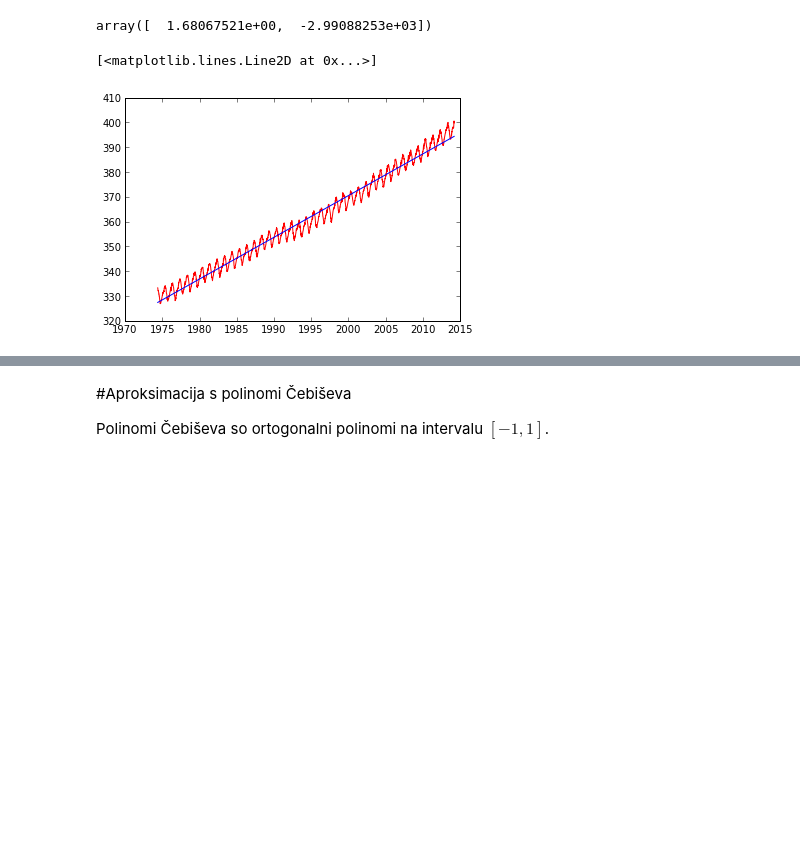
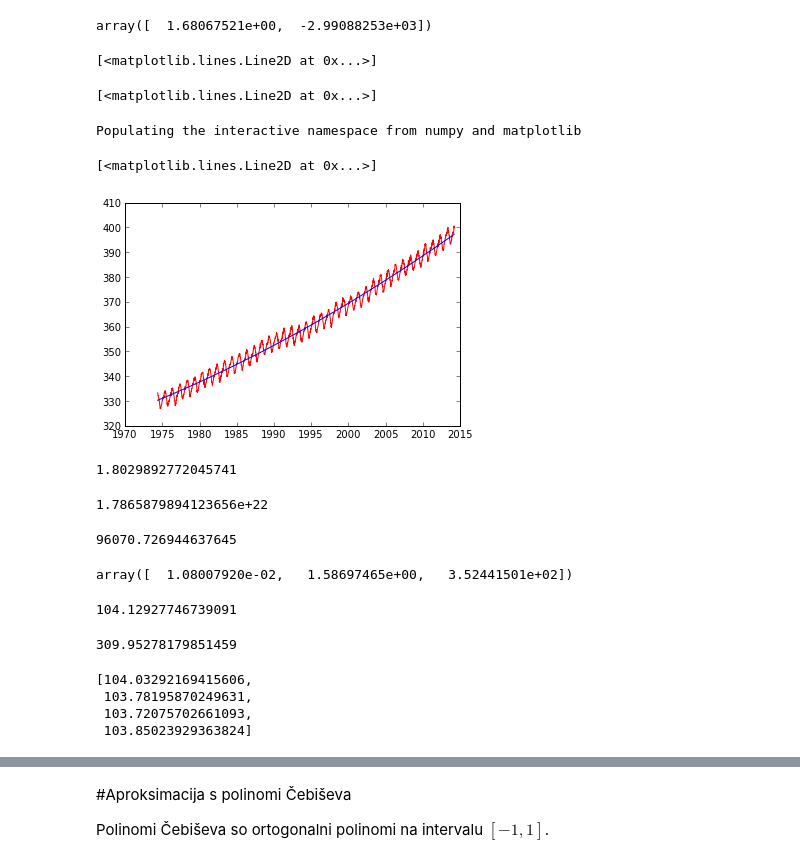
Before and after one commit to mrcinv/nummat, a Jupyter notebook: vaja7.ipynb, the cells around one changed output, grey strips where cells are left out. Cells and saved outputs as stored; diff of their text form; code cells hidden in the pictures; blank space fills up the shorter version.

```diff
--- a/vaja7.ipynb
+++ b/vaja7.ipynb
@@ -46,7 +49,71 @@ p1
 array([  1.68067521e+00,  -2.99088253e+03])
 # %%
 plot(t,co2,'r')
-plot(t,B.dot(p1),'b')
+plot(t,B.dot(x),'b')
 # %% [output]
 [<matplotlib.lines.Line2D at 0x...>]
-[figure, removed]
+# %%
+# napoved do leta 2050
+tp = linspace(2015,2050)
+co2n = vstack((tp,ones_like(tp))).T.dot(x) #matrika modela * parametri modela
+plot(t,co2,'r')
+plot(t,B.dot(x),'b')
+plot(tp,co2n,'k')
+# %% [output]
+[<matplotlib.lines.Line2D at 0x...>]
+# %%
+%pylab inline
+# kvadratni model
+B = vstack((t**2,t,ones_like(t))).T
+x2 = solve(B.T.dot(B),B.T.dot(co2))
+plot(t,co2,'r')
+plot(t,B.dot(x2),'b')
+# %% [output]
+Populating the interactive namespace from numpy and matplotlib
+[<matplotlib.lines.Line2D at 0x...>]
+[figure, added]
+# %%
+# stopnja naraščanja v letu 2000
+2*x2[0]*2000+x2[1]
+# %% [output]
+1.8029892772045741
+# %%
+cond(B.T.dot(B))
+# %% [output]
+1.7865879894123656e+22
+# %%
+# izboljšana baza
+B = vstack(((t-1990)**2,(t-1990),ones_like(t))).T
+cond(B.T.dot(B))
+# %% [output]
+96070.726944637645
+# %%
+x2n = solve(B.T.dot(B),B.T.dot(co2))
+x2n
+# %% [output]
+array([  1.08007920e-02,   1.58697465e+00,   3.52441501e+02])
+# %%
+# normalni sistem je zelo občutljiv, zato je bolje uporabiti QR razcep
+q,r = qr(B) # B= Q.dot(R)
+x2 = solve(r,q.T.dot(co2))
+norm(B.dot(x2)-co2)
+# %% [output]
+104.12927746739091
+# %%
+cond(r)
+# %% [output]
+309.95278179851459
+# %%
+bs=[ 0.015,0.014, 0.013,0.012]
+napaka =[]
+for b in bs:
+    B = vstack((exp(b*(t-1990)),ones_like(t))).T
+    q,r = qr(B) # B= Q.dot(R)
+    xe = solve(r,q.T.dot(co2))
+    napaka.append(norm(B.dot(xe)-co2))
+napaka
+# %% [output]
+[104.03292169415606,
+ 103.78195870249631,
+ 103.72075702661093,
+ 103.85023929363824]
```
Also changed, not shown: parts of 4 cells of this notebook.
